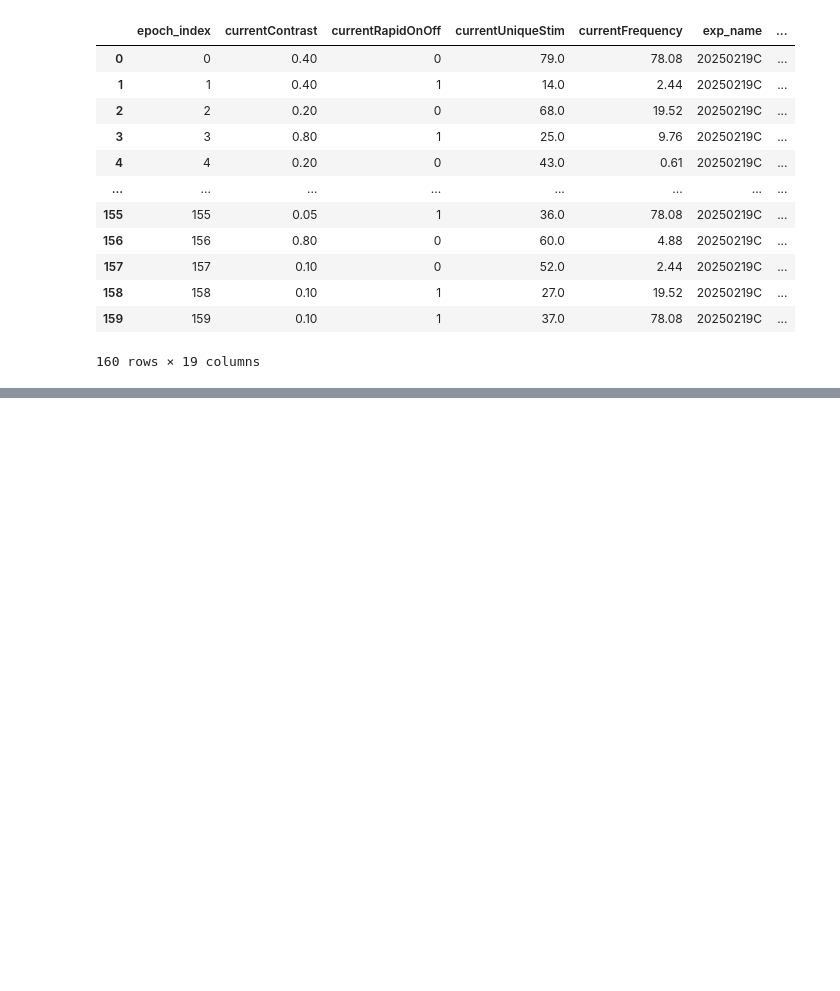
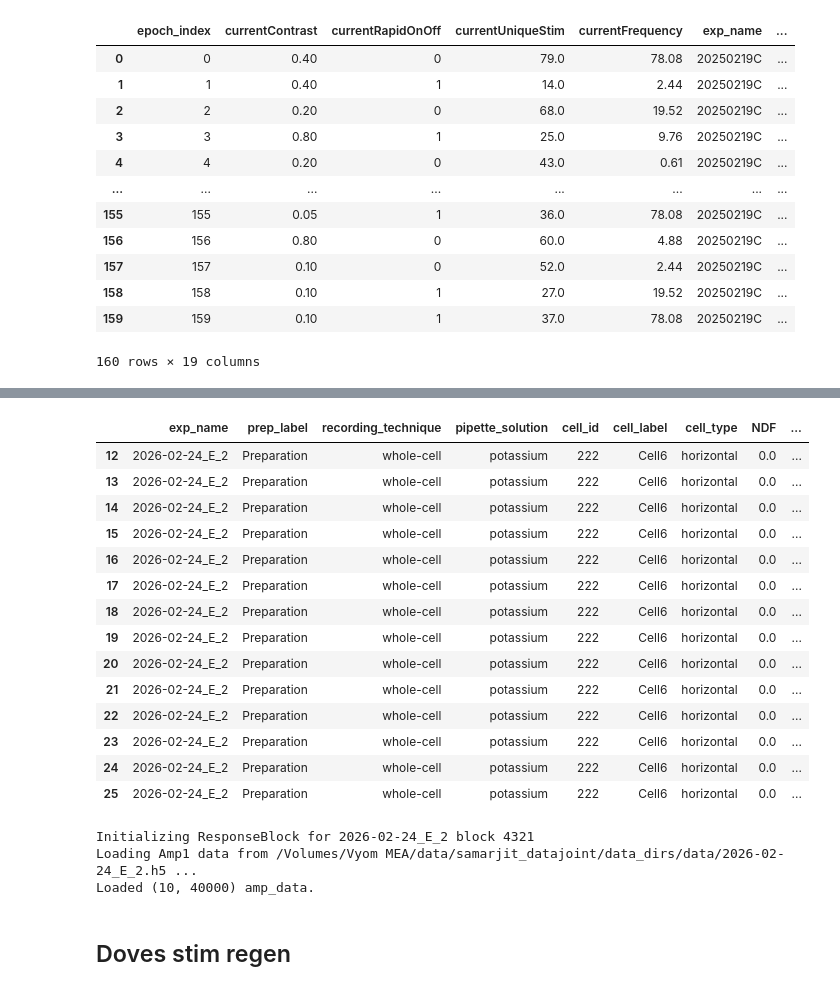
Before and after one commit to DRezeanu/retinanalysis, a Jupyter notebook: nbs/vr_db.ipynb, the cells around one changed output, grey strips where cells are left out. Saved outputs shown, nothing was run; the diff lists cells and outputs as text; code cells hidden in the pictures; blank space fills up the shorter version.

Commit message:
LED stim fixes

```diff
--- a/nbs/vr_db.ipynb
+++ b/nbs/vr_db.ipynb
@@ -82,0 +166,29 @@ sb.df_epochs
+# %%
+exp_name = '2026-02-24_E_2'
+df_exp = ra.get_exp_summary(exp_name)
+# %%
+df_exp.query('cell_label=="Cell6"')
+# %% [output]
+|  | exp_name | prep_label | recording_technique | pipette_solution | cell_id | cell_label | cell_type | NDF | ... |
+| 12 | 2026-02-24_E_2 | Preparation | whole-cell | potassium | 222 | Cell6 | horizontal | 0.0 | ... |
+| 13 | 2026-02-24_E_2 | Preparation | whole-cell | potassium | 222 | Cell6 | horizontal | 0.0 | ... |
+| 14 | 2026-02-24_E_2 | Preparation | whole-cell | potassium | 222 | Cell6 | horizontal | 0.0 | ... |
+| 15 | 2026-02-24_E_2 | Preparation | whole-cell | potassium | 222 | Cell6 | horizontal | 0.0 | ... |
+| 16 | 2026-02-24_E_2 | Preparation | whole-cell | potassium | 222 | Cell6 | horizontal | 0.0 | ... |
+| 17 | 2026-02-24_E_2 | Preparation | whole-cell | potassium | 222 | Cell6 | horizontal | 0.0 | ... |
+| 18 | 2026-02-24_E_2 | Preparation | whole-cell | potassium | 222 | Cell6 | horizontal | 0.0 | ... |
+| 19 | 2026-02-24_E_2 | Preparation | whole-cell | potassium | 222 | Cell6 | horizontal | 0.0 | ... |
+| 20 | 2026-02-24_E_2 | Preparation | whole-cell | potassium | 222 | Cell6 | horizontal | 0.0 | ... |
+| 21 | 2026-02-24_E_2 | Preparation | whole-cell | potassium | 222 | Cell6 | horizontal | 0.0 | ... |
+| 22 | 2026-02-24_E_2 | Preparation | whole-cell | potassium | 222 | Cell6 | horizontal | 0.0 | ... |
+| 23 | 2026-02-24_E_2 | Preparation | whole-cell | potassium | 222 | Cell6 | horizontal | 0.0 | ... |
+| 24 | 2026-02-24_E_2 | Preparation | whole-cell | potassium | 222 | Cell6 | horizontal | 0.0 | ... |
+| 25 | 2026-02-24_E_2 | Preparation | whole-cell | potassium | 222 | Cell6 | horizontal | 0.0 | ... |
+# %%
+rb = ra.SCResponseBlock(exp_name, 4321, b_LED=True)
+# %% [output]
+Initializing ResponseBlock for 2026-02-24_E_2 block 4321
+Loading Amp1 data from /Volumes/Vyom MEA/data/samarjit_datajoint/data_dirs/data/2026-02-24_E_2.h5 ...
+Loaded (10, 40000) amp_data.
+# %% [markdown]
+## Doves stim regen
```
Also changed, not shown: parts of 6 cells of this notebook, 4 other files.
